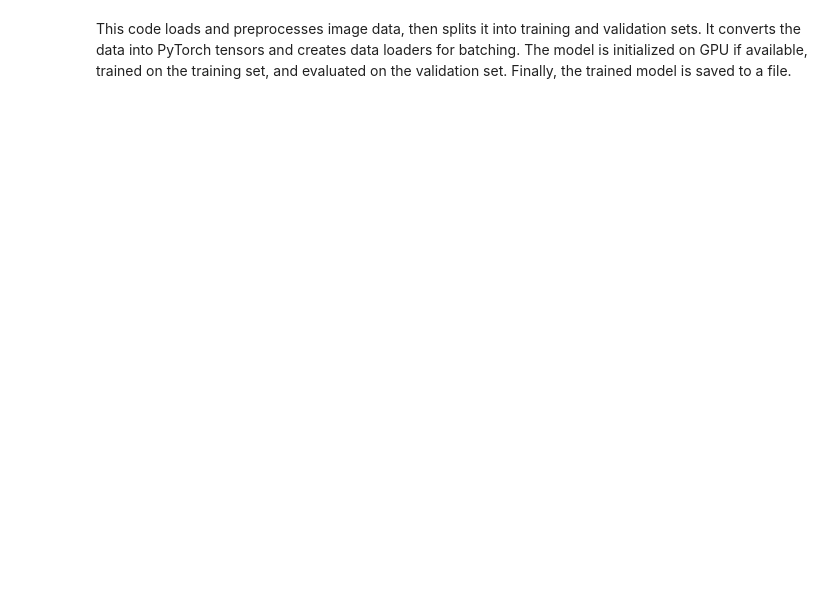
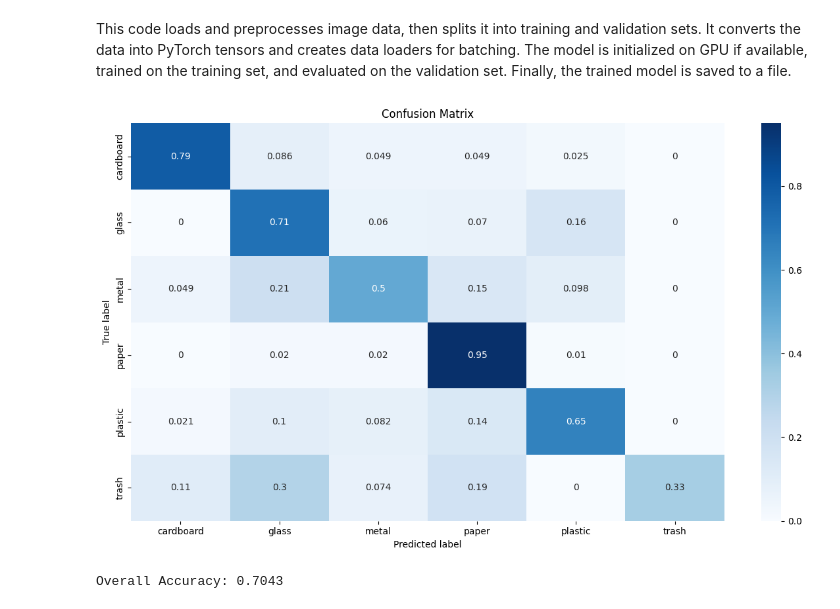
Before and after one commit to sioulladiv/EPQ-ML-classification, a Jupyter notebook: cnn.ipynb, the cells around one changed output. Drawn from its saved outputs; the diff is of its cells as text; code cells hidden in the pictures; blank space fills up the shorter version.

```diff
--- a/cnn.ipynb
+++ b/cnn.ipynb
@@ -18,7 +28,7 @@ import random
 # %% [markdown]
 Now that we have the relevant imports, we can create a garbage dataset class that contains information such as labels and images. In addition, the class should contain a method for returning the length and for fetching information about a specific item.
 # %%
-def load_and_preprocess_data(data_dir, img_size=(128, 128)):
+def load_and_preprocess_data(data_dir, img_size=(512, 512)):
     X = []
     y = []
     categories = []
@@ -91,7 +135,7 @@ Now let's train the model:
 # %%
 def train_model(model, train_loader, val_loader, num_epochs=10, learning_rate=0.001):
     criterion = nn.CrossEntropyLoss()
-    optimizer = optim.Adam(model.parameters(), lr=learning_rate)
+    optimizer = torch.optim.AdamW(model.parameters(), lr=1e-4, weight_decay=1e-4)
 
     for epoch in range(num_epochs):
         model.train()
@@ -164,21 +208,20 @@ Data shape: (2432, 128, 128, 3) (2432,)
 # %%
 # Train/test split
 X_train, X_val, y_train, y_val = train_test_split(X, y, test_size=0.2, stratify=y, random_state=42)
-# Convert to PyTorch tensors
 X_train_tensor = torch.tensor(X_train.transpose(0, 3, 1, 2), dtype=torch.float32)
 y_train_tensor = torch.tensor(y_train, dtype=torch.long)
 X_val_tensor = torch.tensor(X_val.transpose(0, 3, 1, 2), dtype=torch.float32)
 y_val_tensor = torch.tensor(y_val, dtype=torch.long)
-# Create data loaders
+
 train_dataset = TensorDataset(X_train_tensor, y_train_tensor)
 val_dataset = TensorDataset(X_val_tensor, y_val_tensor)
 train_loader = DataLoader(train_dataset, batch_size=32, shuffle=True)
 val_loader = DataLoader(val_dataset, batch_size=32, shuffle=False)
-# Setup device
+
 device = torch.device("cuda" if torch.cuda.is_available() else "cpu")
-model = SimpleCNN(num_classes=num_classes).to(device)
-# Train and evaluate
+model = CNN(num_classes=num_classes).to(device)
+
 train_model(model, train_loader, val_loader, num_epochs=20)
-# Save model (optional)
-torch.save(model.state_dict(), "simple_cnn_model.pth")
+
+torch.save(model.state_dict(), "cnn_model.pth")
 # %% [output]
@@ -217,2 +245,39 @@ weighted avg       0.68      0.67      0.66       487
 # %% [markdown]
 This code loads and preprocesses image data, then splits it into training and validation sets. It converts the data into PyTorch tensors and creates data loaders for batching. The model is initialized on GPU if available, trained on the training set, and evaluated on the validation set. Finally, the trained model is saved to a file.
+# %%
+y_pred = []
+y_true = []
+
+model.eval()
+
+with torch.no_grad():
+    for inputs, labels in val_loader:
+        inputs = inputs.to(device)
+
+        outputs = model(inputs)
+
+        _, predicted = torch.max(outputs, 1)
+        y_pred.extend(predicted.cpu().numpy())
+
+        labels = labels.numpy()
+        y_true.extend(labels)
+
+cf_matrix = confusion_matrix(y_true, y_pred)
+df_cm = pd.DataFrame(cf_matrix / np.sum(cf_matrix, axis=1)[:, None],
+                     index=[categories[i] for i in range(len(categories))],
+                     columns=[categories[i] for i in range(len(categories))])
+
+plt.figure(figsize=(12, 7))
+sn.heatmap(df_cm, annot=True, cmap='Blues')
+plt.title('Confusion Matrix')
+plt.ylabel('True label')
+plt.xlabel('Predicted label')
+plt.tight_layout()
+plt.savefig('confusion_matrix.png')
+plt.show()
+
+accuracy = accuracy_score(y_true, y_pred)
+print(f"Overall Accuracy: {accuracy:.4f}")
+# %% [output]
+[figure, added]
+Overall Accuracy: 0.7043
```
Also changed, not shown: parts of 6 cells of this notebook.
